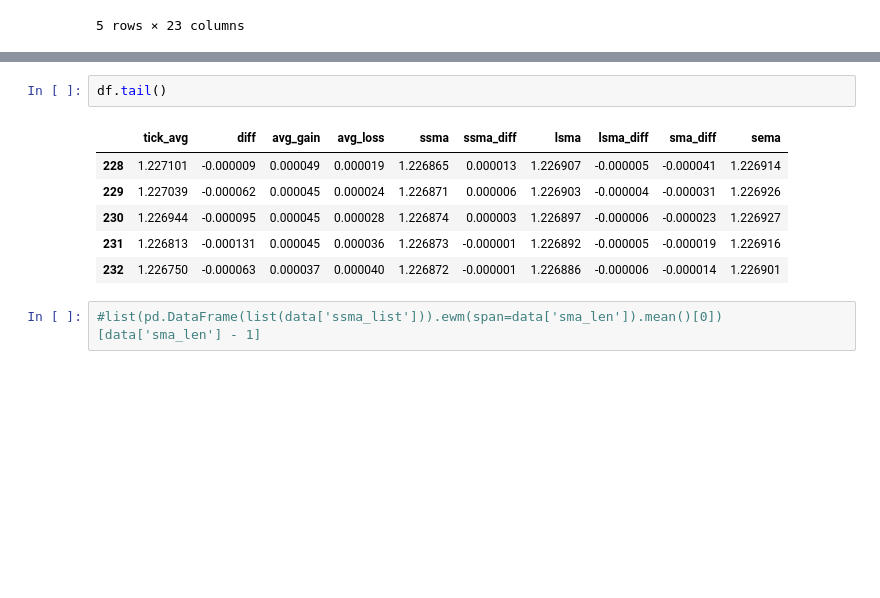
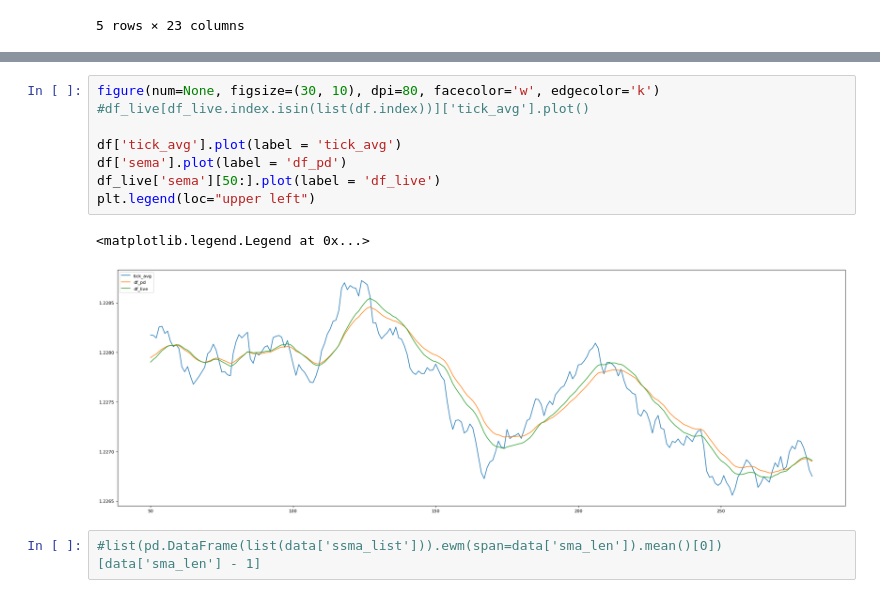
Before and after one commit to ramkumarr02/Oanda_Trading, a Jupyter notebook: compare_data_v1.1.ipynb, the cells around one changed output, grey strips where cells are left out. Drawn from its saved outputs; the diff is of its cells as text; blank space fills up the shorter version.

```diff
--- a/compare_data_v1.1.ipynb
+++ b/compare_data_v1.1.ipynb
@@ -60,11 +70,13 @@ df_live[df_live.index.isin(list(df.tail().index))][df.columns]
-# %%
-df.tail()
-# %% [output]
-|  | tick_avg | diff | avg_gain | avg_loss | ssma | ssma_diff | lsma | lsma_diff | sma_diff | sema |
-| 228 | 1.227101 | -0.000009 | 0.000049 | 0.000019 | 1.226865 | 0.000013 | 1.226907 | -0.000005 | -0.000041 | 1.226914 |
-| 229 | 1.227039 | -0.000062 | 0.000045 | 0.000024 | 1.226871 | 0.000006 | 1.226903 | -0.000004 | -0.000031 | 1.226926 |
-| 230 | 1.226944 | -0.000095 | 0.000045 | 0.000028 | 1.226874 | 0.000003 | 1.226897 | -0.000006 | -0.000023 | 1.226927 |
-| 231 | 1.226813 | -0.000131 | 0.000045 | 0.000036 | 1.226873 | -0.000001 | 1.226892 | -0.000005 | -0.000019 | 1.226916 |
-| 232 | 1.226750 | -0.000063 | 0.000037 | 0.000040 | 1.226872 | -0.000001 | 1.226886 | -0.000006 | -0.000014 | 1.226901 |
+# %%
+figure(num=None, figsize=(30, 10), dpi=80, facecolor='w', edgecolor='k')
+#df_live[df_live.index.isin(list(df.index))]['tick_avg'].plot()
+
+df['tick_avg'].plot(label = 'tick_avg')
+df['sema'].plot(label = 'df_pd')
+df_live['sema'][50:].plot(label = 'df_live')
+plt.legend(loc="upper left")
+# %% [output]
+<matplotlib.legend.Legend at 0x...>
+[figure, added]
 # %%
 #list(pd.DataFrame(list(data['ssma_list'])).ewm(span=data['sma_len']).mean()[0])[data['sma_len'] - 1]
```
Also changed, not shown: parts of 4 cells of this notebook.
